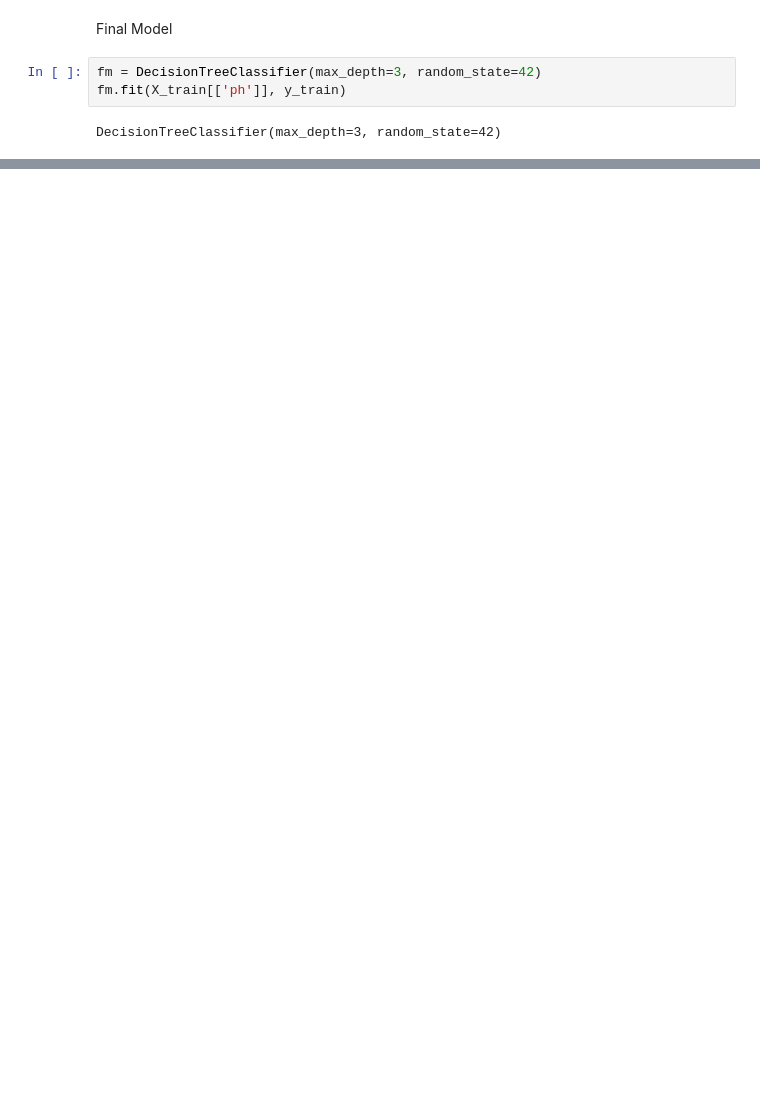
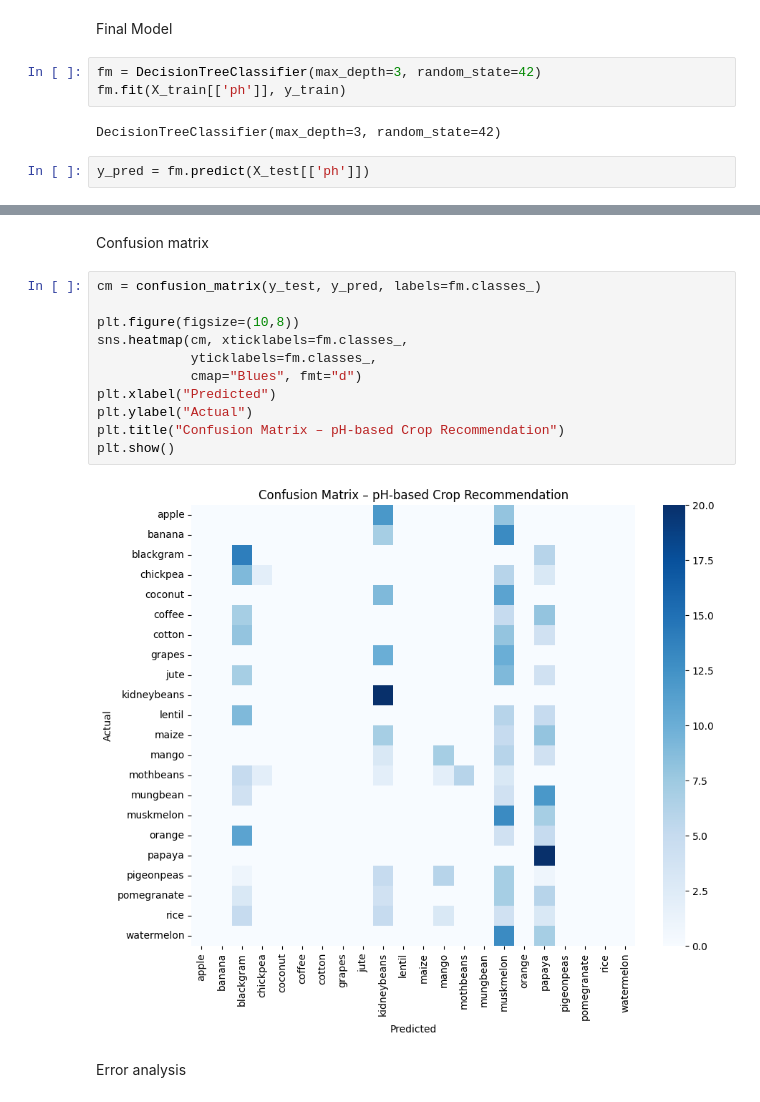
Before and after one commit to AkithaPasandul/Predictive-Model-for-Agriculture, a Jupyter notebook: Predictive_Modeling_for_Agriculture.ipynb, the cells around one changed output, grey strips where cells are left out. Drawn from its saved outputs; the diff is of its cells as text; blank space fills up the shorter version.

```diff
--- a/Predictive_Modeling_for_Agriculture.ipynb
+++ b/Predictive_Modeling_for_Agriculture.ipynb
@@ -320,3 +323,5 @@ fm = DecisionTreeClassifier(max_depth=3, random_state=42)
 fm.fit(X_train[['ph']], y_train)
 # %% [output]
 DecisionTreeClassifier(max_depth=3, random_state=42)
+# %%
+y_pred = fm.predict(X_test[['ph']])
@@ -322,0 +337,17 @@ DecisionTreeClassifier(max_depth=3, random_state=42)
+# %% [markdown]
+Confusion matrix
+# %%
+cm = confusion_matrix(y_test, y_pred, labels=fm.classes_)
+
+plt.figure(figsize=(10,8))
+sns.heatmap(cm, xticklabels=fm.classes_,
+            yticklabels=fm.classes_,
+            cmap="Blues", fmt="d")
+plt.xlabel("Predicted")
+plt.ylabel("Actual")
+plt.title("Confusion Matrix – pH-based Crop Recommendation")
+plt.show()
+# %% [output]
+[figure, added]
+# %% [markdown]
+Error analysis
```
Also changed, not shown: parts of 9 cells of this notebook.
